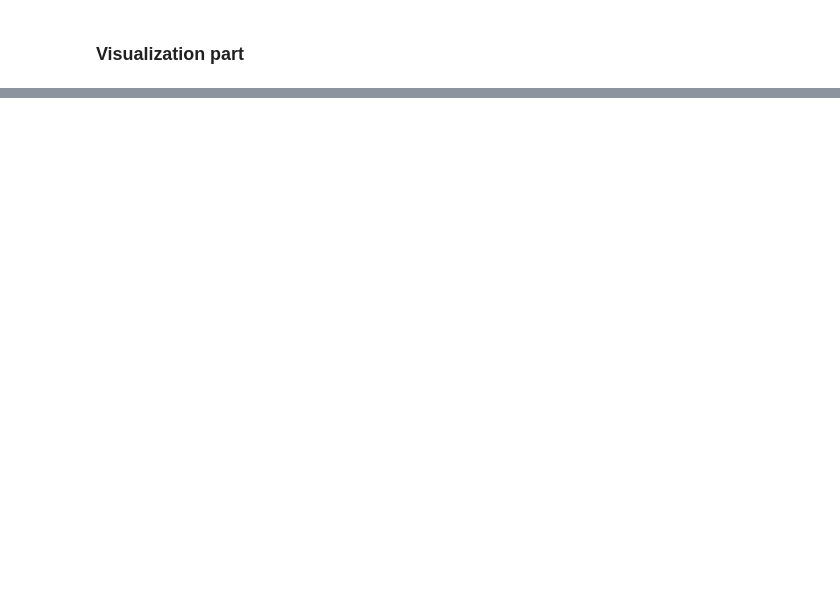
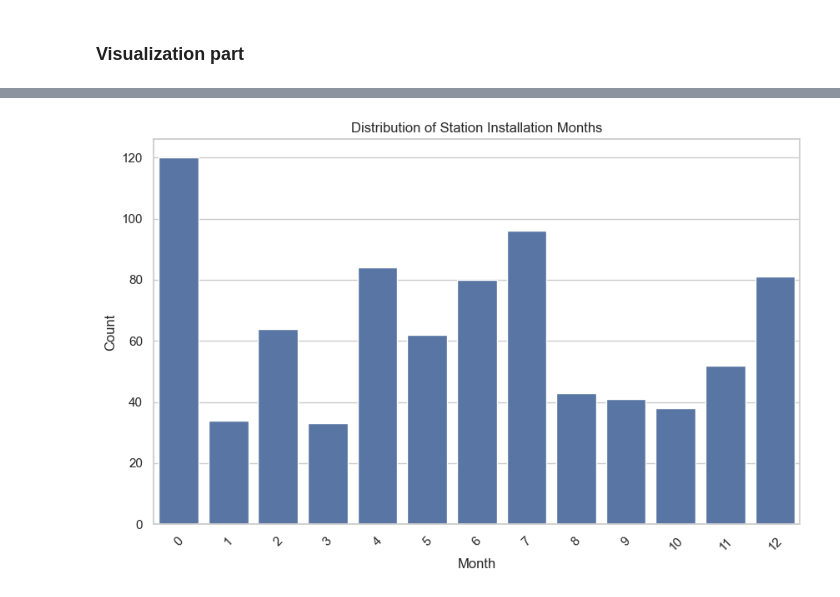
Before and after one commit to trangdtk-vnu/charging_stations, a Jupyter notebook: pdr_locations.ipynb, the cells around one changed output, grey strips where cells are left out. Drawn from its saved outputs; the diff is of its cells as text; code cells hidden in the pictures; blank space fills up the shorter version.

```diff
--- a/pdr_locations.ipynb
+++ b/pdr_locations.ipynb
@@ -383,0 +584,16 @@ For the cleaning it's done, but it need to be rechecked for encoding and for the
+# %%
+# convert the 'station_installation_date' column to datetime format
+pdr_locations_cleaned['station_installation_date'] = pd.to_datetime(pdr_locations_cleaned['station_installation_date'], errors='coerce')
+
+# create new columns for year, month, and week
+pdr_locations_cleaned['installation_year'] = pdr_locations_cleaned['station_installation_date'].dt.year
+pdr_locations_cleaned['installation_month'] = pdr_locations_cleaned['station_installation_date'].dt.month
+pdr_locations_cleaned['installation_week'] = pdr_locations_cleaned['station_installation_date'].dt.isocalendar().week
+# %%
+# convert year, month, and week columns to integer, filling NaN values with 0 (or another appropriate value)
+pdr_locations_cleaned['installation_year'] = pdr_locations_cleaned['installation_year'].fillna(0).astype(int)
+pdr_locations_cleaned['installation_month'] = pdr_locations_cleaned['installation_month'].fillna(0).astype(int)
+pdr_locations_cleaned['installation_week'] = pdr_locations_cleaned['installation_week'].fillna(0).astype(int)
+
+# display the first few rows to verify the changes
+pdr_locations_cleaned[['station_installation_date', 'installation_year', 'installation_month', 'installation_week']].head()
@@ -384,2 +625,17 @@ For the cleaning it's done, but it need to be rechecked for encoding and for the
 # %% [markdown]
 ### Visualization part
+# %%
+import matplotlib.pyplot as plt
+import seaborn as sns
+
+# set the plot style
+sns.set(style="whitegrid")
+
+# plot the distribution of installation years
+plt.figure(figsize=(10, 6))
+sns.countplot(x='installation_year', data=pdr_locations_cleaned)
+plt.title('Distribution of Station Installation Years')
+plt.xlabel('Year')
+plt.ylabel('Count')
+plt.xticks(rotation=45)
+plt.show()
@@ -385,0 +644,11 @@ For the cleaning it's done, but it need to be rechecked for encoding and for the
+# %%
+# plot the distribution of installation months
+plt.figure(figsize=(10, 6))
+sns.countplot(x='installation_month', data=pdr_locations_cleaned)
+plt.title('Distribution of Station Installation Months')
+plt.xlabel('Month')
+plt.ylabel('Count')
+plt.xticks(rotation=45)
+plt.show()
+# %% [output]
+[figure, added]
```
Also changed, not shown: parts of 28 cells of this notebook.
